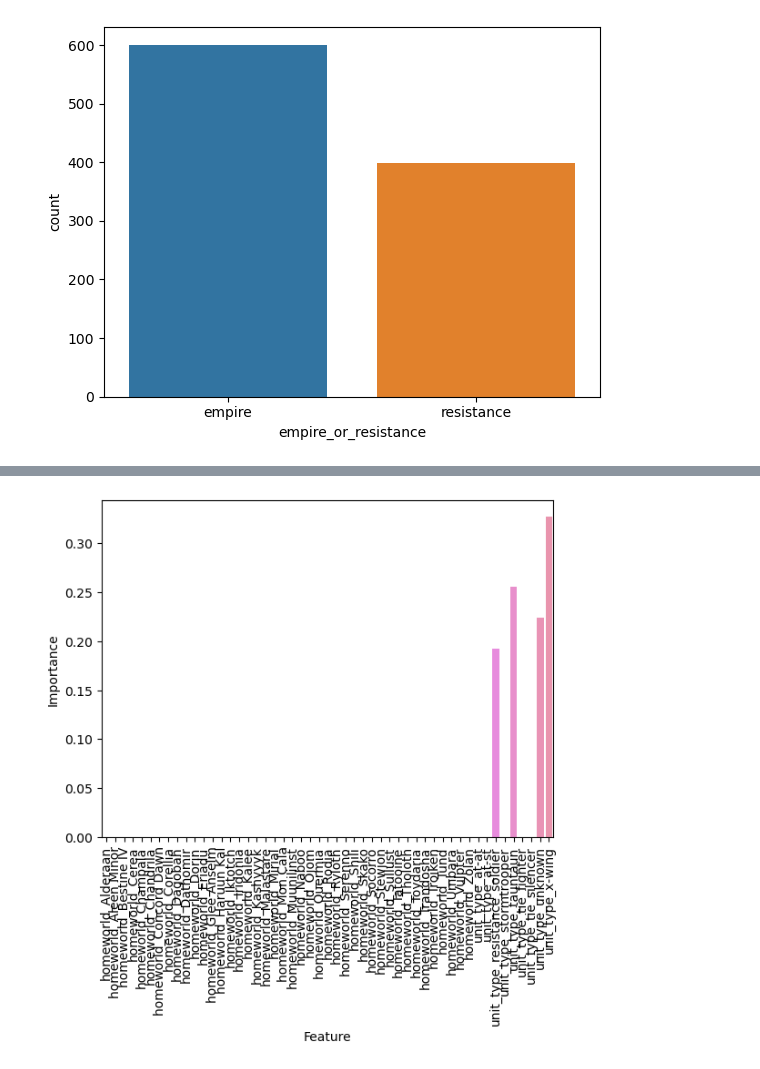
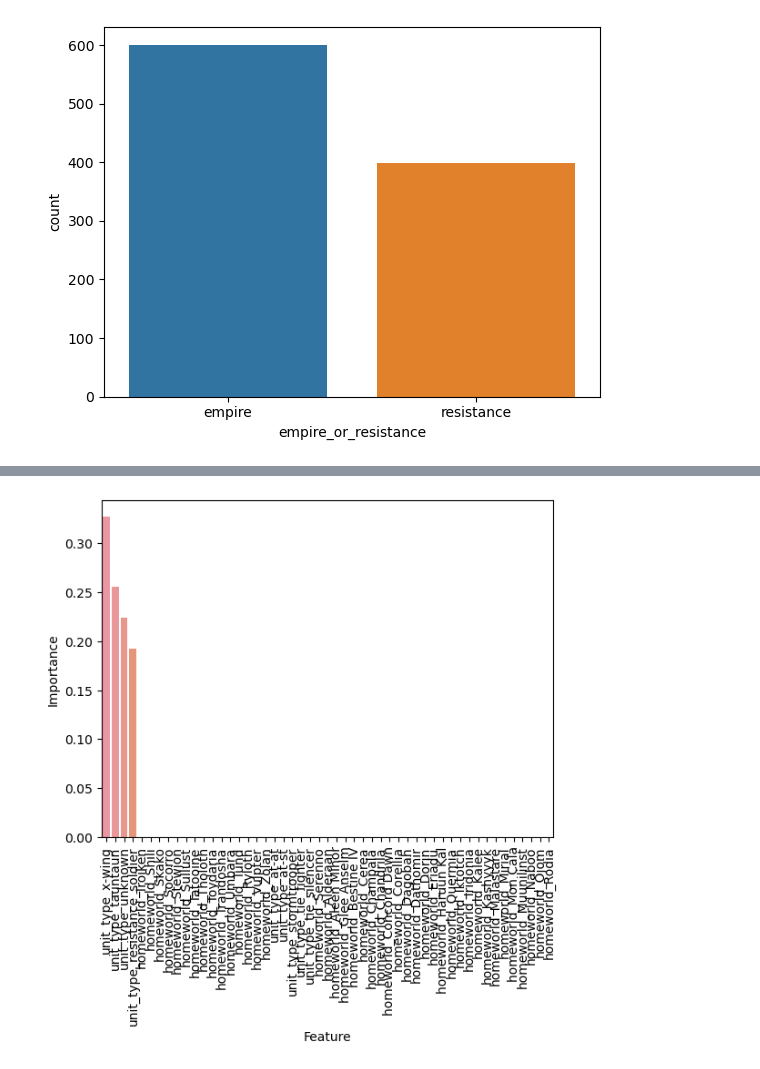
Before and after one commit to fastasjamesschool/GuidedAssignment3, a Jupyter notebook: Model.ipynb, the cells around one changed output, grey strips where cells are left out. Cells and saved outputs as stored; diff of their text form; code cells hidden in the pictures.

```diff
--- a/Model.ipynb
+++ b/Model.ipynb
@@ -118,15 +100,16 @@ Index(['homeworld_Alderaan', 'homeworld_Aleen Minor', 'homeworld_Bestine IV',
 Accuracy: 1.0
-# %%
-# Get feature importances
-importances = clf.feature_importances_
-
-
-# Create a DataFrame to hold the feature importances
-feature_importances = pd.DataFrame({'Feature': df_dummies.columns, 'Importance': importances})
-
-#feature_importances
-barPlot = sns.barplot(data=feature_importances, x="Feature", y="Importance")
-for item in barPlot.get_xticklabels():
-    item.set_rotation(90)
-# %% [output]
-[figure, removed]
+# %%
+# Get feature importances
+importances = clf.feature_importances_
+
+
+# Create a DataFrame to hold the feature importances
+feature_importances = pd.DataFrame({'Feature': df_dummies.columns, 'Importance': importances})
+feature_importances = feature_importances.sort_values('Importance', ascending=False)
+
+#feature_importances
+barPlot = sns.barplot(data=feature_importances, x="Feature", y="Importance")
+for item in barPlot.get_xticklabels():
+    item.set_rotation(90)
+# %% [output]
+[figure, added]
```
Also changed, not shown: parts of 2 cells of this notebook.
